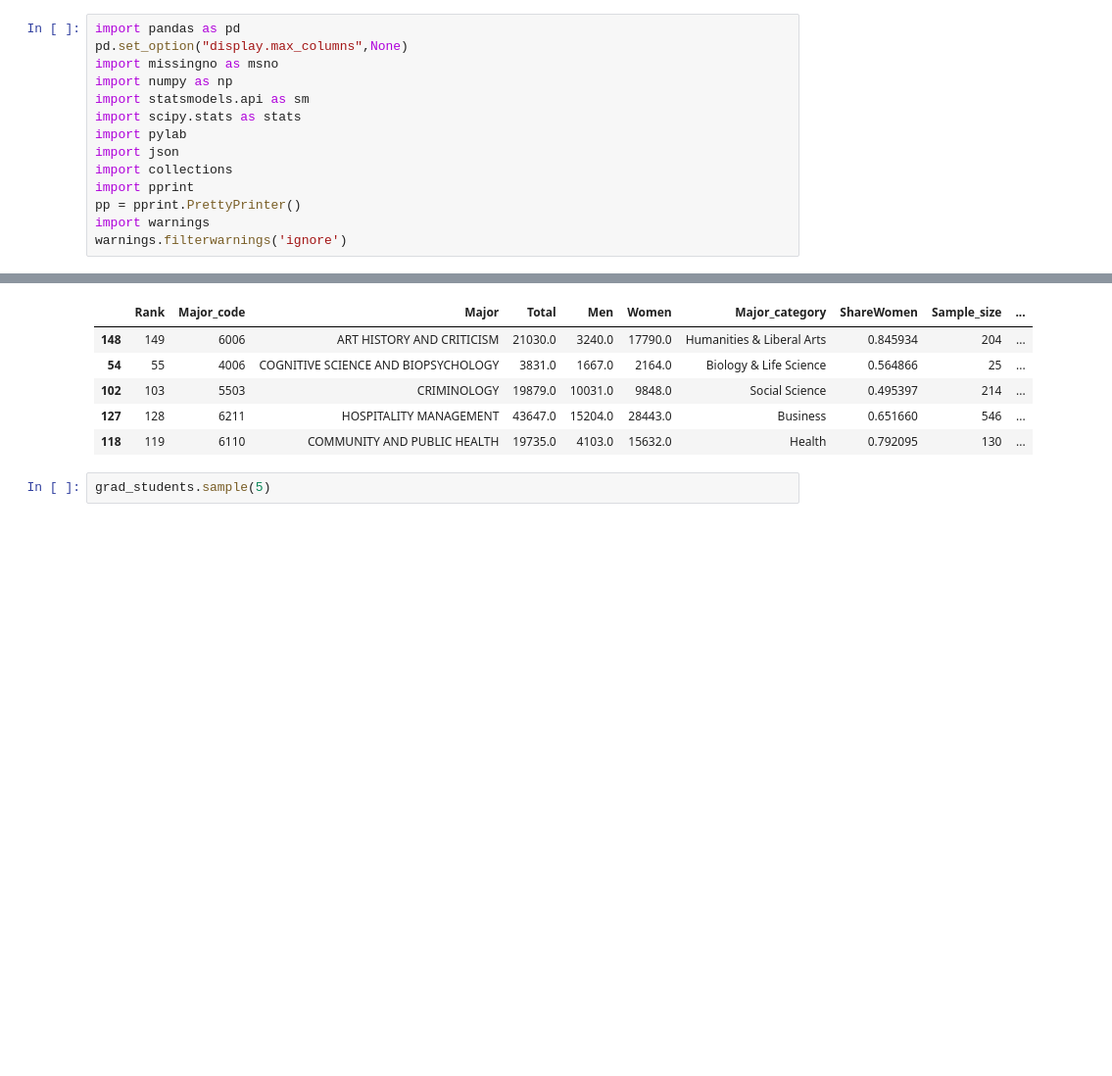
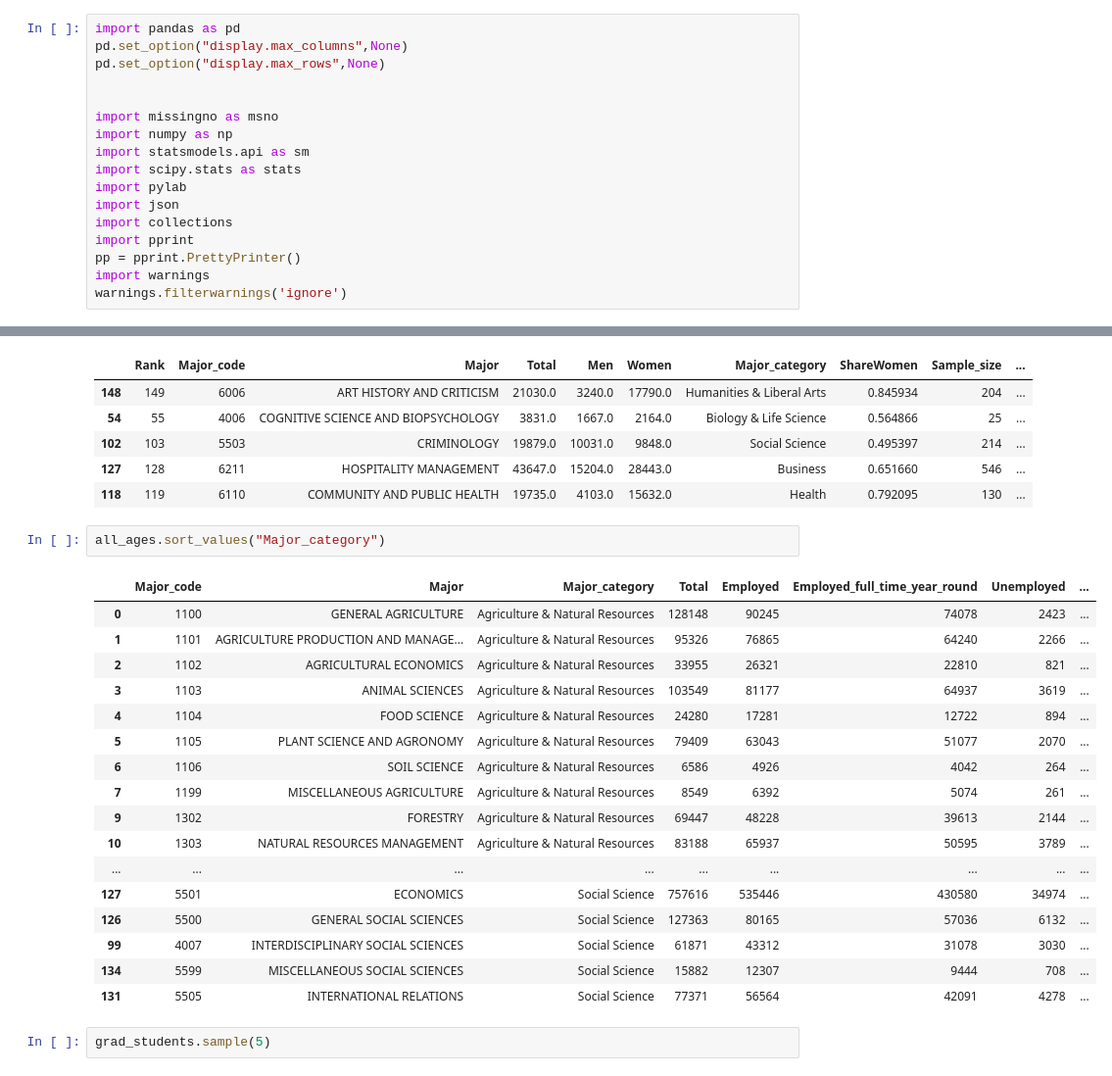
Before and after one commit to sulayman-ali/CAI, a Jupyter notebook: EDA.ipynb, the cells around one changed output, grey strips where cells are left out. Shown at 98% size. Drawn from its saved outputs; the diff is of its cells as text; blank space fills up the shorter version.

```diff
--- a/EDA.ipynb
+++ b/EDA.ipynb
@@ -6,6 +6,9 @@ In addition to the comprehensive, all-ages dataset, the github repository _also
 # %%
 import pandas as pd
 pd.set_option("display.max_columns",None)
+pd.set_option("display.max_rows",None)
+
+
 import missingno as msno
 import numpy as np
 import statsmodels.api as sm
@@ -95,6 +97,26 @@ recent_grads.sample(5)
 | 102 | 103 | 5503 | CRIMINOLOGY | 19879.0 | 10031.0 | 9848.0 | Social Science | 0.495397 | 214 | ... |
 | 127 | 128 | 6211 | HOSPITALITY MANAGEMENT | 43647.0 | 15204.0 | 28443.0 | Business | 0.651660 | 546 | ... |
 | 118 | 119 | 6110 | COMMUNITY AND PUBLIC HEALTH | 19735.0 | 4103.0 | 15632.0 | Health | 0.792095 | 130 | ... |
+# %%
+all_ages.sort_values("Major_category")
+# %% [output]
+|  | Major_code | Major | Major_category | Total | Employed | Employed_full_time_year_round | Unemployed | ... |
+| 0 | 1100 | GENERAL AGRICULTURE | Agriculture & Natural Resources | 128148 | 90245 | 74078 | 2423 | ... |
+| 1 | 1101 | AGRICULTURE PRODUCTION AND MANAGE... | Agriculture & Natural Resources | 95326 | 76865 | 64240 | 2266 | ... |
+| 2 | 1102 | AGRICULTURAL ECONOMICS | Agriculture & Natural Resources | 33955 | 26321 | 22810 | 821 | ... |
+| 3 | 1103 | ANIMAL SCIENCES | Agriculture & Natural Resources | 103549 | 81177 | 64937 | 3619 | ... |
+| 4 | 1104 | FOOD SCIENCE | Agriculture & Natural Resources | 24280 | 17281 | 12722 | 894 | ... |
+| 5 | 1105 | PLANT SCIENCE AND AGRONOMY | Agriculture & Natural Resources | 79409 | 63043 | 51077 | 2070 | ... |
+| 6 | 1106 | SOIL SCIENCE | Agriculture & Natural Resources | 6586 | 4926 | 4042 | 264 | ... |
+| 7 | 1199 | MISCELLANEOUS AGRICULTURE | Agriculture & Natural Resources | 8549 | 6392 | 5074 | 261 | ... |
+| 9 | 1302 | FORESTRY | Agriculture & Natural Resources | 69447 | 48228 | 39613 | 2144 | ... |
+| 10 | 1303 | NATURAL RESOURCES MANAGEMENT | Agriculture & Natural Resources | 83188 | 65937 | 50595 | 3789 | ... |
+| ... | ... | ... | ... | ... | ... | ... | ... | ... |
+| 127 | 5501 | ECONOMICS | Social Science | 757616 | 535446 | 430580 | 34974 | ... |
+| 126 | 5500 | GENERAL SOCIAL SCIENCES | Social Science | 127363 | 80165 | 57036 | 6132 | ... |
+| 99 | 4007 | INTERDISCIPLINARY SOCIAL SCIENCES | Social Science | 61871 | 43312 | 31078 | 3030 | ... |
+| 134 | 5599 | MISCELLANEOUS SOCIAL SCIENCES | Social Science | 15882 | 12307 | 9444 | 708 | ... |
+| 131 | 5505 | INTERNATIONAL RELATIONS | Social Science | 77371 | 56564 | 42091 | 4278 | ... |
 # %%
 grad_students.sample(5)
 # %% [output]
```
Also changed, not shown: parts of 3 cells of this notebook, 1 other file.
